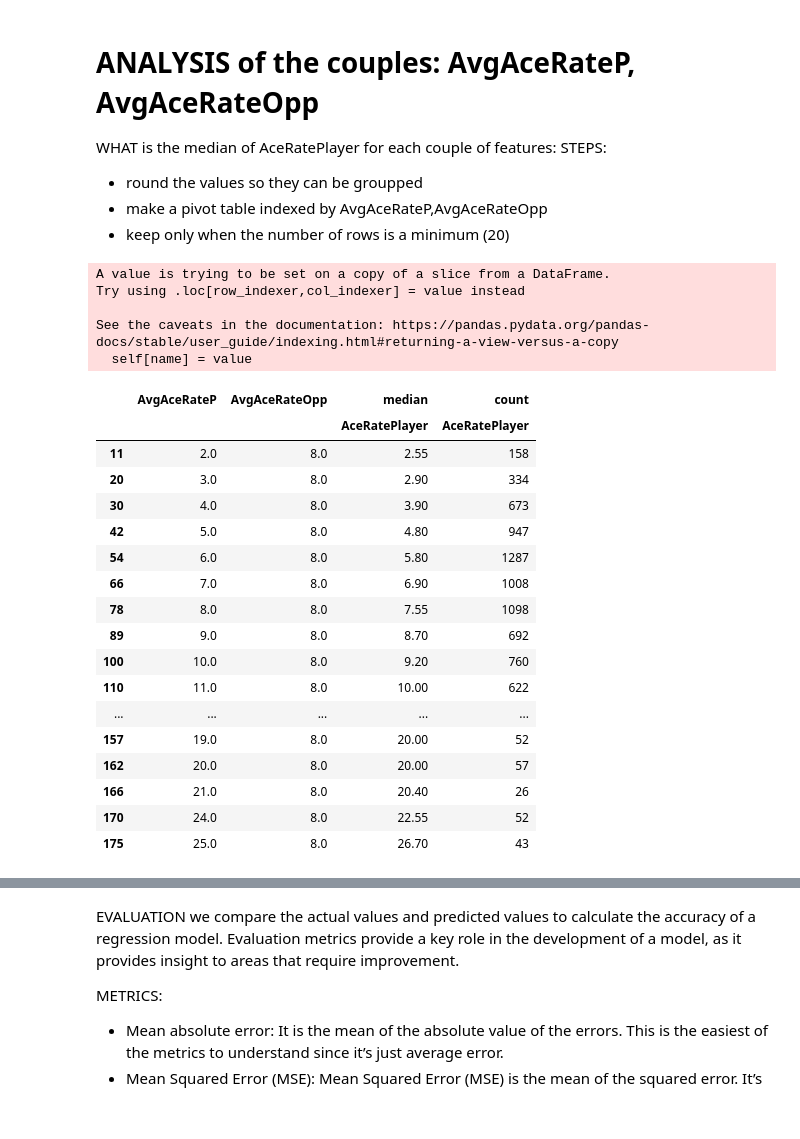
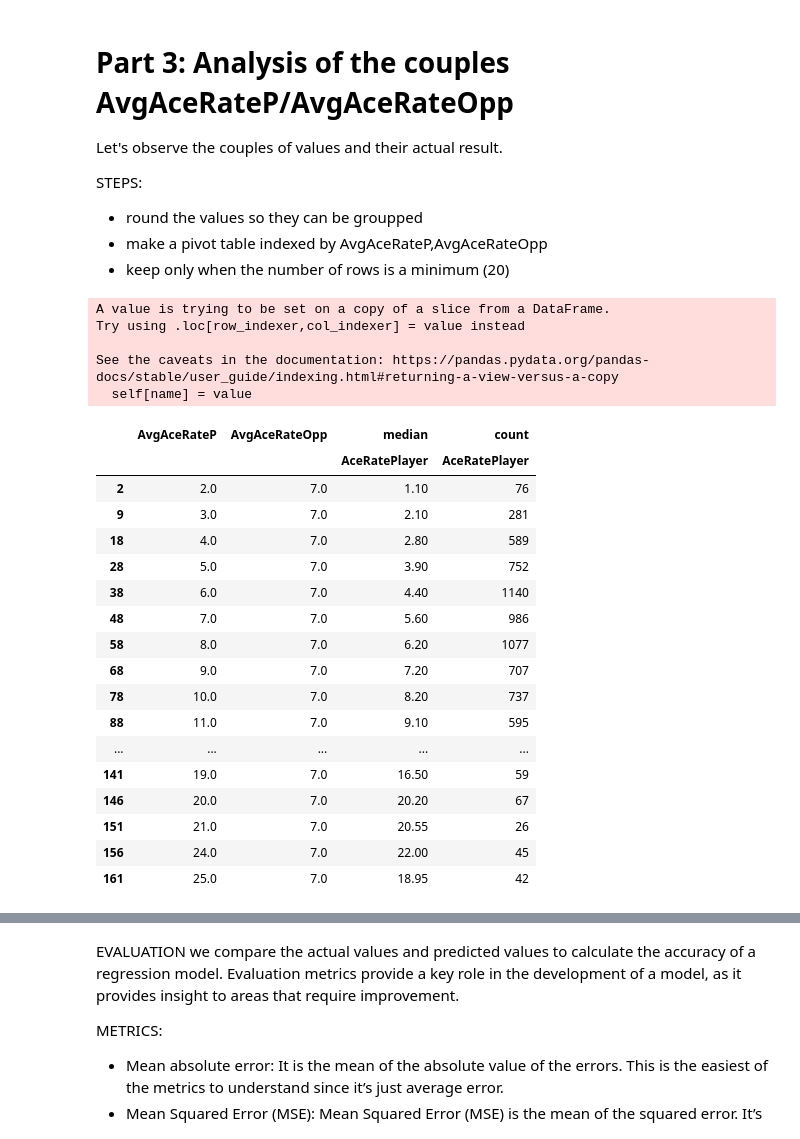
Before and after one commit to damienld/Pro-Tennis-Analysis, a Jupyter notebook: Aces_Regression.ipynb, the cells around one changed output, grey strips where cells are left out. Drawn from its saved outputs; the diff is of its cells as text; code cells hidden in the pictures.

```diff
--- a/Aces_Regression.ipynb
+++ b/Aces_Regression.ipynb
@@ -31,21 +59,20 @@ def get_query_surface(index_surface: str)->str:
     Raises
     ------
     Exception
-        If no sound is set for the animal or passed in as a
-        parameter.
+        If the index_surface is incorrect
     """
     index_surface = str(index_surface)
     str_clause_surface = ''
     if (index_surface =='1'):
-        strClauseSurface = 'CourtId=="2" '
+        strClauseSurface = 'CourtId==2 '
     elif (index_surface =='0'):
-        strClauseSurface = 'CourtId!="2" '
+        strClauseSurface = 'CourtId!=2 '
     elif (index_surface =='2'):
-        strClauseSurface = 'CourtId=="1" '
+        strClauseSurface = 'CourtId==1 '
     elif (index_surface =='3'):
-        strClauseSurface = 'CourtId=="3" '
+        strClauseSurface = 'CourtId==3 '
     elif (index_surface =='4'):
-        strClauseSurface = 'CourtId=="5" '
+        strClauseSurface = 'CourtId==5 '
     else :
         raise Exception("indexSurface is incorrect for get_query_surface(indexSurface)")# + get_query_surface.__doc__)
     return strClauseSurface
@@ -54,15 +97,6 @@ def get_query_surface(index_surface: str)->str:
 # %%
-import pandas as pd
-import statistics
-import numpy as np
-import matplotlib.pyplot as plt
-from sklearn.model_selection import train_test_split
-from sklearn.linear_model import LinearRegression
-from sklearn.metrics import mean_squared_error
-from sklearn.metrics import r2_score
-
 #LOAD DATA
-yrstart=2017
+yrstart=2015
 yrend=2021
 dfMatches=pd.DataFrame()
 for year in range(yrend, yrstart-1,-1):
@@ -70,3 +104,5 @@ for year in range(yrend, yrstart-1,-1):
     dfyear=pd.read_csv(("./Data/ATP{0}_all_matches.csv").format(str(year)), parse_dates = ['Date'])
     dfMatches=pd.concat([dfMatches,dfyear],axis=0)
 dfMatches = dfMatches.sort_values(by="Date", ascending=False)
+dfMatches.info()
+dfMatches["CourtId"].value_counts()
@@ -84,13 +149,14 @@ strClauseSurface = get_query_surface(index_sel)
 
 #FILTER the dataframe for the Surface
 dfMatchesForTrn = dfMatches.copy(deep=True)
-#keep only if TrnSpeed > 0
+#keep only if TrnSpeed > 0 & TrnSpeedNb > 9
 dfMatchesForTrn = dfMatchesForTrn[dfMatchesForTrn['TrnSpeed'] > 0]
-dfMatchesForTrn.dropna()
+dfMatchesForTrn = dfMatchesForTrn[dfMatchesForTrn['TrnSpeedNb'] > 9]
 query_filter = strClauseSurface + ' & IsValidData >0 & IsEnoughData3>0 & AvgAceRateP>0  & AvgAceRateOpp>0' # & AceRatePlayer>0
 #no qualifying matches and no exhib/DC/juniors and no itf
 query_filter += ' & RoundId>=4 & TrnRk <= 4  & TrnRk >= 1' # & AceRatePlayer>0
-dfMatchesForTrn = dfMatchesForTrn.replace(np.NaN,-1).query(query_filter)
+print(query_filter)
+dfMatchesForTrn = dfMatchesForTrn.query(query_filter)
 #print(dfMatchesForTrn)
 print('nb matches: ' + str(len(dfMatchesForTrn)))
 # %% [output]
@@ -151,6 +532,7 @@ sns.pairplot(X, diag_kind="kde")
 # %% [markdown]
-# ANALYSIS of the couples: AvgAceRateP, AvgAceRateOpp
-WHAT is the median of AceRatePlayer for each couple of features:
+# Part 3: Analysis of the couples AvgAceRateP/AvgAceRateOpp
+Let's observe the couples of values and their actual result.
+
 STEPS:
 - round the values so they can be groupped
 - make a pivot table indexed by AvgAceRateP,AvgAceRateOpp
@@ -158,36 +540,36 @@ STEPS:
 # %%
 dfMatchesForTrn2=dfMatchesForTrn[["AceRatePlayer","AvgAceRateP","AvgAceRateOpp"]]
 #round the values
 #dfMatchesForTrn2.AceRatePlayer=dfMatchesForTrn2.AceRatePlayer.round()
 dfMatchesForTrn2.AvgAceRateP=dfMatchesForTrn2.AvgAceRateP.round()
 dfMatchesForTrn2.AvgAceRateOpp=dfMatchesForTrn2.AvgAceRateOpp.round()
 #Make a pivot table indexed by the differents couples of features
 dfpivot_aces=pd.pivot_table(dfMatchesForTrn2,index=["AvgAceRateP","AvgAceRateOpp"],aggfunc=["median", "count"])
 #Keep only when the number of rows is a minimum
 dfpivot_aces=dfpivot_aces[dfpivot_aces["count"]["AceRatePlayer"]>20]
 dfpivot_aces=dfpivot_aces.reset_index()
-dfpivot_aces[dfpivot_aces.AvgAceRateOpp==8].head(22)
+dfpivot_aces[dfpivot_aces.AvgAceRateOpp==7].head(22)
 # %% [output]
 A value is trying to be set on a copy of a slice from a DataFrame.
 Try using .loc[row_indexer,col_indexer] = value instead
 
 See the caveats in the documentation: https://pandas.pydata.org/pandas-docs/stable/user_guide/indexing.html#returning-a-view-versus-a-copy
   self[name] = value
 |  | AvgAceRateP | AvgAceRateOpp | median | count |
 |  |  |  | AceRatePlayer | AceRatePlayer |
-| 11 | 2.0 | 8.0 | 2.55 | 158 |
-| 20 | 3.0 | 8.0 | 2.90 | 334 |
-| 30 | 4.0 | 8.0 | 3.90 | 673 |
-| 42 | 5.0 | 8.0 | 4.80 | 947 |
-| 54 | 6.0 | 8.0 | 5.80 | 1287 |
-| 66 | 7.0 | 8.0 | 6.90 | 1008 |
-| 78 | 8.0 | 8.0 | 7.55 | 1098 |
-| 89 | 9.0 | 8.0 | 8.70 | 692 |
-| 100 | 10.0 | 8.0 | 9.20 | 760 |
-| 110 | 11.0 | 8.0 | 10.00 | 622 |
+| 2 | 2.0 | 7.0 | 1.10 | 76 |
+| 9 | 3.0 | 7.0 | 2.10 | 281 |
+| 18 | 4.0 | 7.0 | 2.80 | 589 |
+| 28 | 5.0 | 7.0 | 3.90 | 752 |
+| 38 | 6.0 | 7.0 | 4.40 | 1140 |
+| 48 | 7.0 | 7.0 | 5.60 | 986 |
+| 58 | 8.0 | 7.0 | 6.20 | 1077 |
+| 68 | 9.0 | 7.0 | 7.20 | 707 |
+| 78 | 10.0 | 7.0 | 8.20 | 737 |
+| 88 | 11.0 | 7.0 | 9.10 | 595 |
 | ... | ... | ... | ... | ... |
-| 157 | 19.0 | 8.0 | 20.00 | 52 |
-| 162 | 20.0 | 8.0 | 20.00 | 57 |
-| 166 | 21.0 | 8.0 | 20.40 | 26 |
-| 170 | 24.0 | 8.0 | 22.55 | 52 |
-| 175 | 25.0 | 8.0 | 26.70 | 43 |
+| 141 | 19.0 | 7.0 | 16.50 | 59 |
+| 146 | 20.0 | 7.0 | 20.20 | 67 |
+| 151 | 21.0 | 7.0 | 20.55 | 26 |
+| 156 | 24.0 | 7.0 | 22.00 | 45 |
+| 161 | 25.0 | 7.0 | 18.95 | 42 |
```
Also changed, not shown: parts of 82 cells of this notebook.
